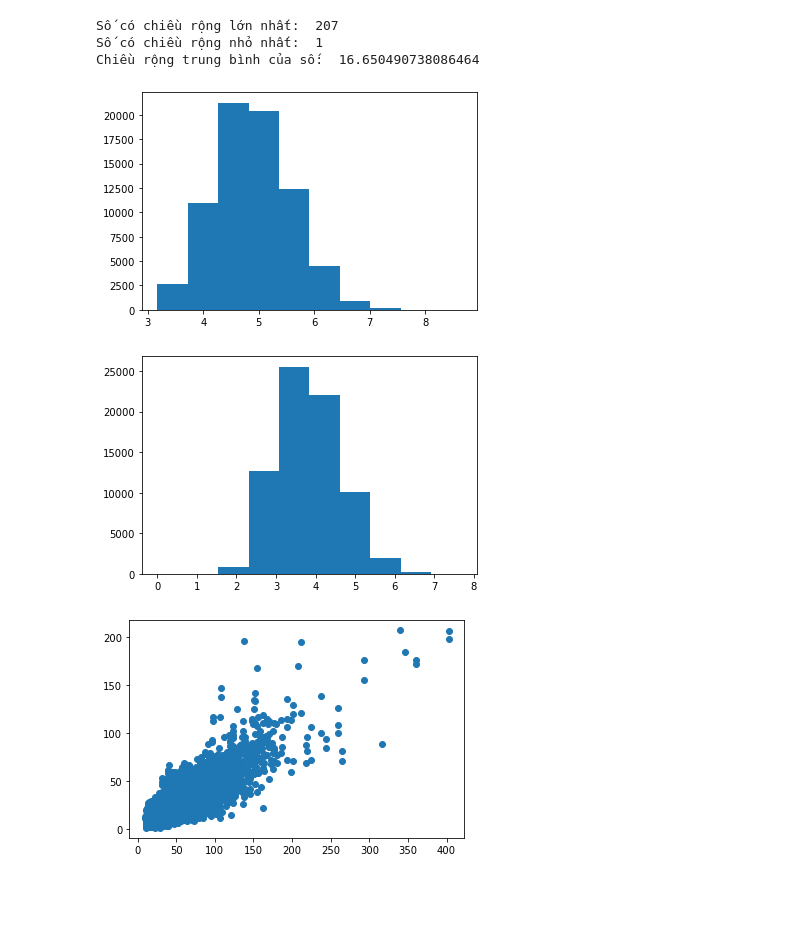
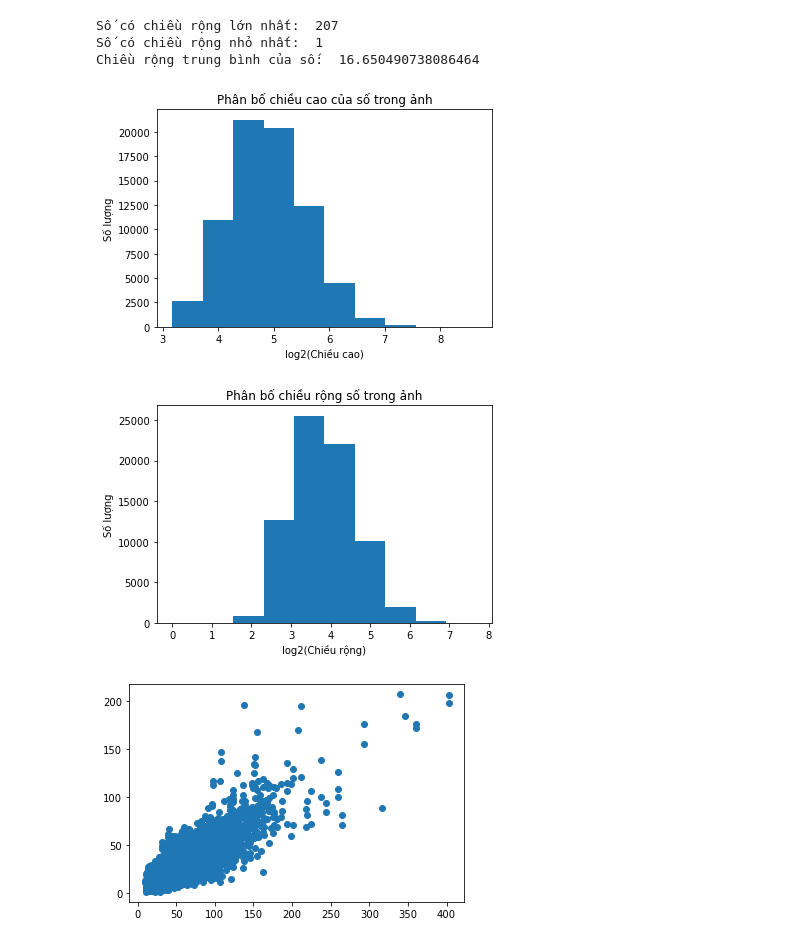
Before and after one commit to ntdas/cv-ndetect, a Jupyter notebook: data_inspection.ipynb, the cells around one changed output. Saved outputs shown, nothing was run; the diff lists cells and outputs as text; code cells hidden in the pictures; blank space fills up the shorter version.

```diff
--- a/data_inspection.ipynb
+++ b/data_inspection.ipynb
@@ -248,3 +248,6 @@ df.head()
 | 2 | 2.png | 32 | 77 | 29 | 23 | 2 |
 | 3 | 2.png | 32 | 98 | 25 | 26 | 3 |
 | 4 | 3.png | 15 | 17 | 5 | 8 | 2 |
+# %%
+df.drop(np.where(df.left < 0)[0], inplace=True)
+len(df)
@@ -306,14 +311,20 @@ Số có chiều rộng nhỏ nhất:  1
 Chiều rộng trung bình của số:  16.650490738086464
 # %%
 plt.hist(np.log2(df.height))
+plt.xlabel('log2(Chiều cao)')
+plt.ylabel('Số lượng')
+plt.title('Phân bố chiều cao của số trong ảnh')
 plt.show()
 # %% [output]
-[figure, old version]
+[figure, new version]
 # %%
 plt.hist(np.log2(df.width))
+plt.xlabel('log2(Chiều rộng)')
+plt.ylabel('Số lượng')
+plt.title('Phân bố chiều rộng số trong ảnh')
 plt.show()
 # %% [output]
-[figure, old version]
+[figure, new version]
 # %%
 plt.scatter(df.height, df.width)
 plt.show()
```
Also changed, not shown: parts of 19 cells of this notebook, 7 other files.
